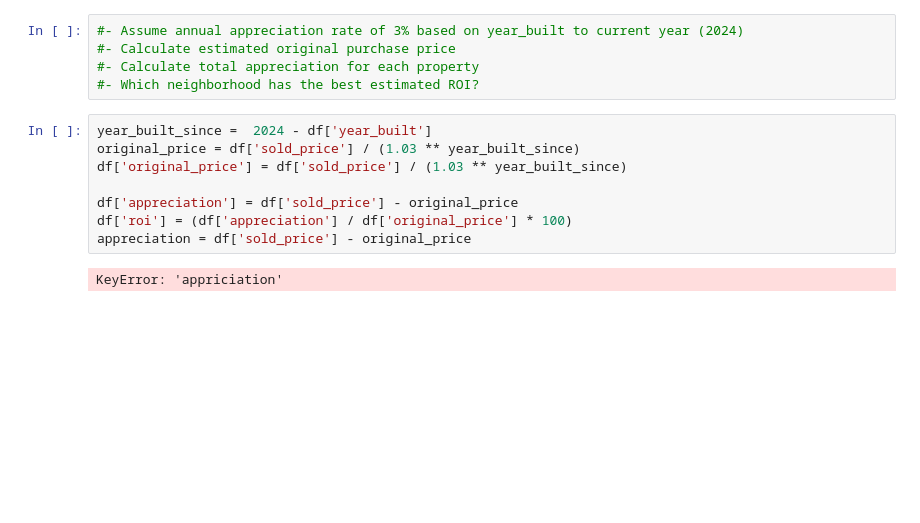
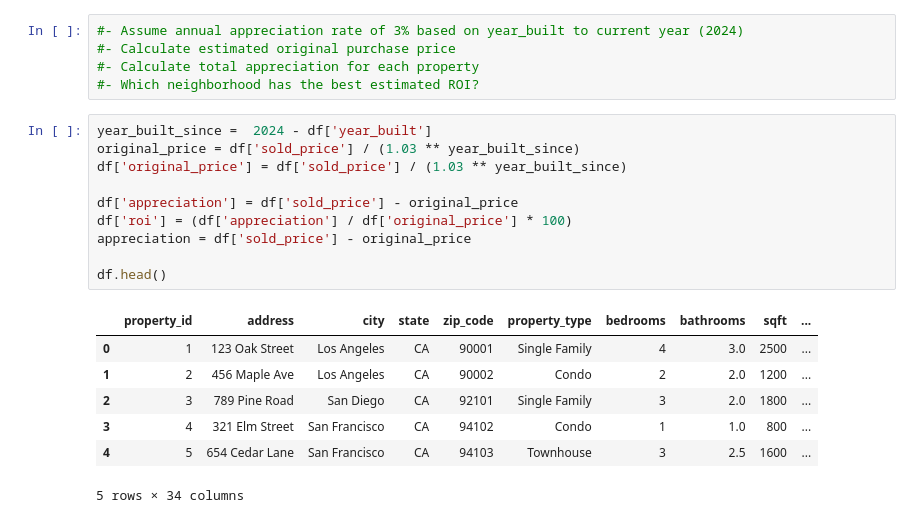
Before and after one commit to francisganapin/Practice_DataScience, a Jupyter notebook: day44/real_estate.ipynb, the cells around one changed output. Drawn from its saved outputs; the diff is of its cells as text; blank space fills up the shorter version.

```diff
--- a/day44/real_estate.ipynb
+++ b/day44/real_estate.ipynb
@@ -365,10 +365,18 @@ Name: days_on_market, dtype: float64
 # %%
 year_built_since =  2024 - df['year_built']
 original_price = df['sold_price'] / (1.03 ** year_built_since)
 df['original_price'] = df['sold_price'] / (1.03 ** year_built_since)
 
 df['appreciation'] = df['sold_price'] - original_price
 df['roi'] = (df['appreciation'] / df['original_price'] * 100)
 appreciation = df['sold_price'] - original_price
+
+df.head()
 # %% [output]
+|  | property_id | address | city | state | zip_code | property_type | bedrooms | bathrooms | sqft | ... |
+| 0 | 1 | 123 Oak Street | Los Angeles | CA | 90001 | Single Family | 4 | 3.0 | 2500 | ... |
+| 1 | 2 | 456 Maple Ave | Los Angeles | CA | 90002 | Condo | 2 | 2.0 | 1200 | ... |
+| 2 | 3 | 789 Pine Road | San Diego | CA | 92101 | Single Family | 3 | 2.0 | 1800 | ... |
+| 3 | 4 | 321 Elm Street | San Francisco | CA | 94102 | Condo | 1 | 1.0 | 800 | ... |
+| 4 | 5 | 654 Cedar Lane | San Francisco | CA | 94103 | Townhouse | 3 | 2.5 | 1600 | ... |
-KeyError: 'appriciation'
+5 rows × 34 columns
```
Also changed, not shown: parts of 1 cell of this notebook, 14 other files.
